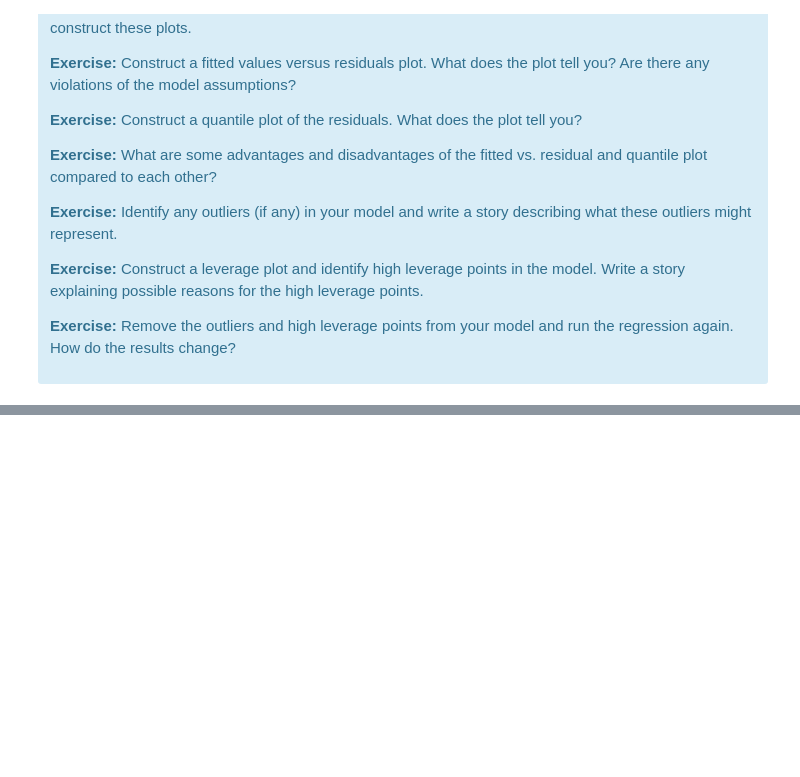
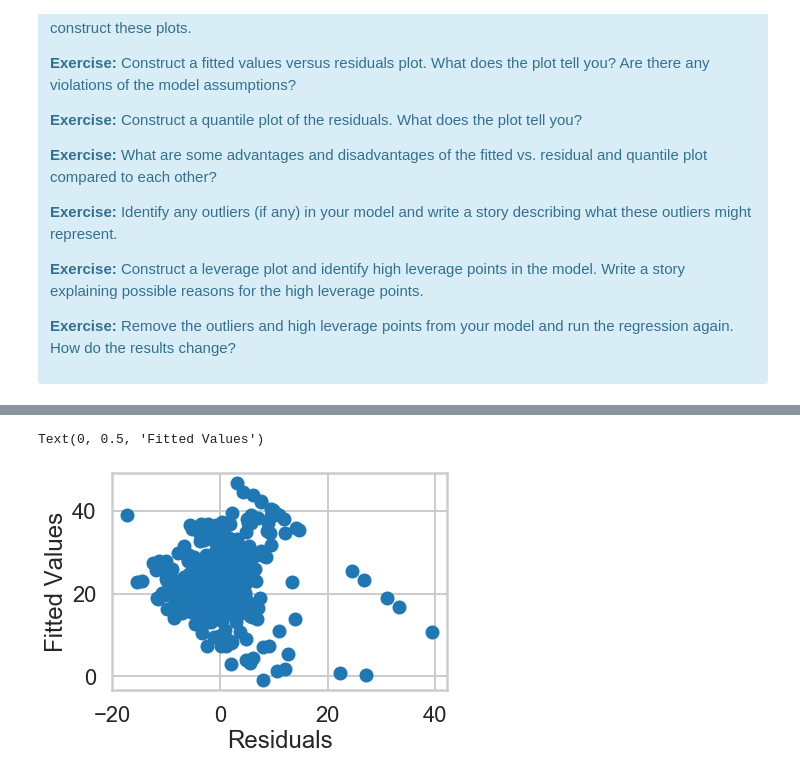
Before and after one commit to jel476/LinearRegression-Assigment-Springboard, a Jupyter notebook: linear_regression/Mini_Project_Linear_Regression.ipynb, the cells around one changed output, grey strips where cells are left out. Drawn from its saved outputs; the diff is of its cells as text; code cells hidden in the pictures; blank space fills up the shorter version.

```diff
--- a/linear_regression/Mini_Project_Linear_Regression.ipynb
+++ b/linear_regression/Mini_Project_Linear_Regression.ipynb
@@ -753,3 +902,7 @@ There are some other issues that are important investigate with linear regressio
 </div>
 # %%
 # Your turn.
+# %%
+m = ols('PRICE ~ CRIM + RM + PTRATIO',bos).fit()
+
+print(m.summary())
@@ -755,0 +927,7 @@ There are some other issues that are important investigate with linear regressio
+# %%
+plt.scatter(m.resid, m.fittedvalues)
+plt.xlabel("Residuals")
+plt.ylabel("Fitted Values")
+# %% [output]
+Text(0, 0.5, 'Fitted Values')
+[figure, added]
```
Also changed, not shown: parts of 24 cells of this notebook.
